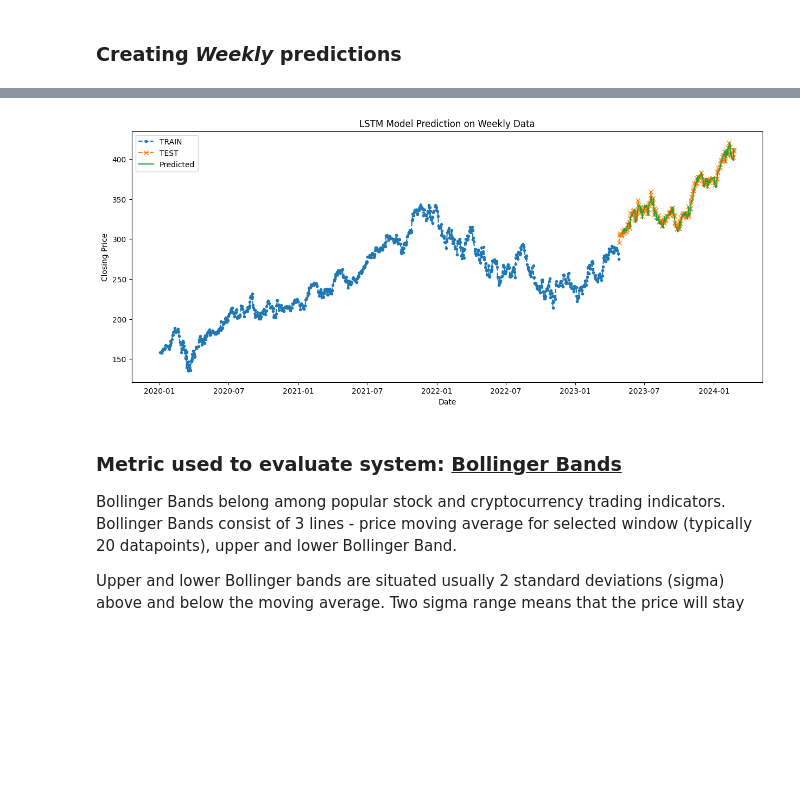
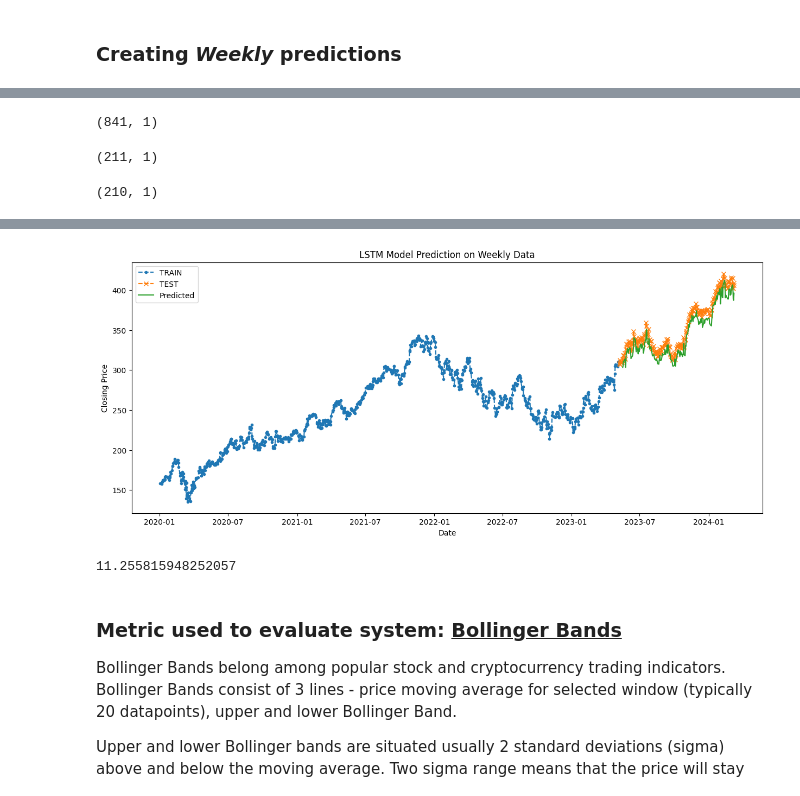
Before and after one commit to Charu21/Investment-Genie, a Jupyter notebook: notebooks/value_investor.ipynb, the cells around one changed output, grey strips where cells are left out. Drawn from its saved outputs; the diff is of its cells as text; code cells hidden in the pictures; blank space fills up the shorter version.

```diff
--- a/notebooks/value_investor.ipynb
+++ b/notebooks/value_investor.ipynb
@@ -1226,0 +1202,15 @@ Epoch 200/200
+# %%
+# Creating LSTM for weekly data
+# result_weekly = create_lstm(train_data, test_data, 7)
+
+# Creating LSTM for weekly data
+n_features = 1
+n_steps = 7
+X, y = prepare_data(train_data['Close'], n_steps)
+
+# reshape from [samples, timesteps] into [samples, timesteps, features]
+X = X.reshape((X.shape[0], X.shape[1], n_features))
+
+X_test, y_test = prepare_data(test_data['Close'], n_steps)
+
+result_weekly, history_weekly = create_lstm(n_steps, n_features, X, y, X_test, y_test, 200)
@@ -1238,29 +1246,46 @@ plot_losses(result_weekly.history)
+# %%
+train_data.shape
+# %% [output]
+(841, 1)
+# %%
+test_data.shape
+# %% [output]
+(211, 1)
+# %%
+X_test.shape
+# %% [output]
+(210, 1)
 # %%
-def prediction_report(result: Result, n_time, duration_type: str)-> np.array:
+def prediction_report(lstm_model, X_train, y_train, X_test, y_test, n_time, duration_type: str)-> np.array:
     #Lets predict and check performance metrics
-    train_predict = result.model.predict(result.dataframe_x)
-    test_predict = result.model.predict(result.df_xtest)
+    train_predict = lstm_model.predict(X_train)
+    test_predict = lstm_model.predict(X_test)
 
     #Calculate RMSE performance metrics
-    math.sqrt(mean_squared_error(result.df_y, train_predict))
+    math.sqrt(mean_squared_error(y_train, train_predict))
     #Test Data RMSE
-    math.sqrt(mean_squared_error(result.df_ytest, test_predict))
+    rmse_ans = math.sqrt(mean_squared_error(y_test, test_predict))
+
+    df1 = pd.DataFrame(train_data['Close'])
+    df2 = pd.DataFrame(test_data['Close'])
+
+    df = pd.concat([df1, df2])
 
     # Plot actual vs. predicted values
     # Shift train prediction for plotting
-    trainPredictPlot = np.empty_like(df2)
+    trainPredictPlot = np.empty_like(df)
     trainPredictPlot[:,:] = np.nan
     trainPredictPlot[n_time:len(train_predict) + n_time, :] = train_predict
 
     # Shift test prediction for plotting
-    testPredictPlot = np.empty_like(df2)
+    testPredictPlot = np.empty_like(df)
     testPredictPlot[:,:] = np.nan
-    testPredictPlot[len(train_predict) + (n_time * 2):len(df2), :] = test_predict
+    testPredictPlot[len(train_predict) + (n_time * 2):len(df), :] = test_predict
 
 
     # Plot baseline and predictions
 
-    lstm_predictions = pd.DataFrame({'Close': testPredictPlot.flatten(), 'Date': df2.index})
+    lstm_predictions = pd.DataFrame({'Close': testPredictPlot.flatten(), 'Date': df.index})
 
     plt.figure(figsize=(15, 6))
     plt.plot(train['Close'], label="TRAIN", marker='.', linestyle='--')
@@ -1273,7 +1298,8 @@ def prediction_report(result: Result, n_time, duration_type: str)-> np.array:
     plt.legend()
     plt.show()
 
-    return testPredictPlot
+    return testPredictPlot, rmse_ans
 # %%
-testPredictPlot = prediction_report(result_weekly, 7, "Weekly")
+testPredictPlot, rmse_ans = prediction_report(result_weekly, X, y, X_test, y_test, 7, "Weekly")
+rmse_ans
 # %% [output]
@@ -1281 +1307,2 @@ testPredictPlot = prediction_report(result_weekly, 7, "Weekly")
-[figure, old version]
+[figure, new version]
+11.255815948252057
```
Also changed, not shown: parts of 93 cells of this notebook, 13 other files.
